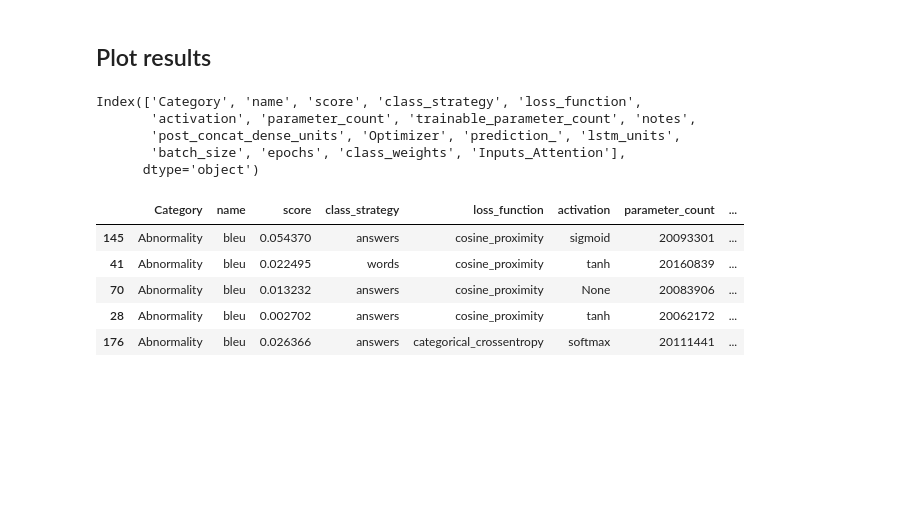
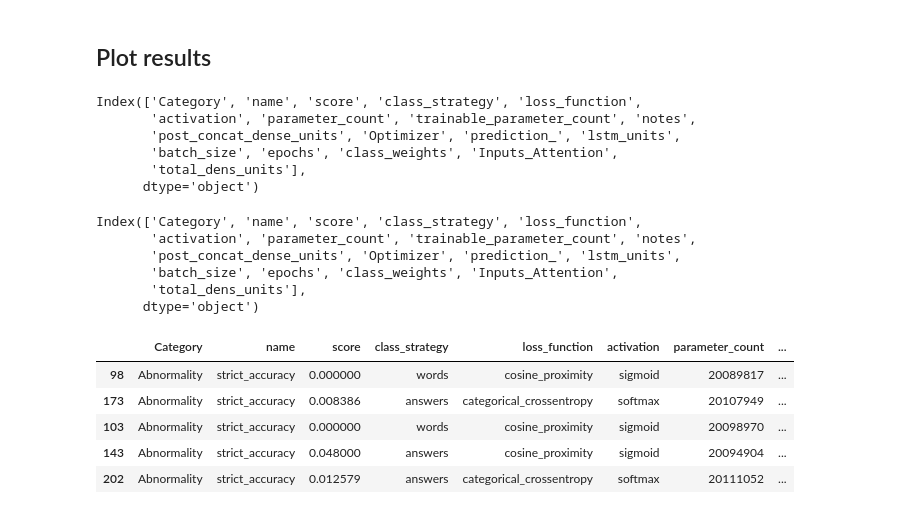
Before and after one commit to turner11/VQA-MED, a Jupyter notebook: VQA-MED/VQA.Python/plot_models_stats.ipynb, the cells around one changed output. Saved outputs shown, nothing was run; the diff lists cells and outputs as text; code cells hidden in the pictures; blank space fills up the shorter version.

```diff
--- a/VQA-MED/VQA.Python/plot_models_stats.ipynb
+++ b/VQA-MED/VQA.Python/plot_models_stats.ipynb
@@ -79,14 +79,14 @@ def get_data_from_lines(lines, col_name):
         data = default_val
     else:
         line = relevant_lines[0]
-        data_str = line.split()[-1]
+        data_str = line.split(': ')[-1]
         try:
             data = eval(data_str)
         except:
             data = data_str
 
     return data
-# print('-'*10)
-# for col in new_columns_data:
-#     data = get_data_from_lines(lines, col)
-#     print(f'{col}: {data}')
+print('-'*10)
+for col in new_columns_data:
+    data = get_data_from_lines(lines, col)
+    print(f'{col}: {data}')
@@ -121,3 +134,19 @@ print(df.name.drop_duplicates().values)
+# %%
+def dense_layers_to_total(dense_str):
+    if dense_str is None:
+        return 8
+
+    try:
+        data = eval(str(dense_str))
+    except:
+        data = 8
+
+    if not isinstance(data, int):
+        data = sum(data)
+
+    return data
+# %%
+df['total_dens_units'] = df.post_concat_dense_units.apply(dense_layers_to_total).astype(int)
 # %% [markdown]
 ## Plot results
 # %%
@@ -132,21 +161,32 @@ cmap = cmaps[i]
 # cmap = plt.cm.jet
 # cmap ='Accent'
 cmap = 'Paired'
+# %%
+df.columns
+# %% [output]
+Index(['Category', 'name', 'score', 'class_strategy', 'loss_function',
+       'activation', 'parameter_count', 'trainable_parameter_count', 'notes',
+       'post_concat_dense_units', 'Optimizer', 'prediction_', 'lstm_units',
+       'batch_size', 'epochs', 'class_weights', 'Inputs_Attention',
+       'total_dens_units'],
+      dtype='object')
 # %%
 category = 'Abnormality'
-evaluation = 'bleu'
-cdf = df[(df.Category==category) & (df.name==evaluation)]
-print( cdf.columns)
+evaluation = 'strict_accuracy'# 'bleu'
+cdf = df[(df.name==evaluation) & ((df.Category==category) | (category is None))]
+
+print(cdf.columns)
 cdf.sample(5)
 # %% [output]
 Index(['Category', 'name', 'score', 'class_strategy', 'loss_function',
        'activation', 'parameter_count', 'trainable_parameter_count', 'notes',
        'post_concat_dense_units', 'Optimizer', 'prediction_', 'lstm_units',
-       'batch_size', 'epochs', 'class_weights', 'Inputs_Attention'],
+       'batch_size', 'epochs', 'class_weights', 'Inputs_Attention',
+       'total_dens_units'],
       dtype='object')
 |  | Category | name | score | class_strategy | loss_function | activation | parameter_count | ... |
-| 145 | Abnormality | bleu | 0.054370 | answers | cosine_proximity | sigmoid | 20093301 | ... |
-| 41 | Abnormality | bleu | 0.022495 | words | cosine_proximity | tanh | 20160839 | ... |
-| 70 | Abnormality | bleu | 0.013232 | answers | cosine_proximity | None | 20083906 | ... |
-| 28 | Abnormality | bleu | 0.002702 | answers | cosine_proximity | tanh | 20062172 | ... |
-| 176 | Abnormality | bleu | 0.026366 | answers | categorical_crossentropy | softmax | 20111441 | ... |
+| 98 | Abnormality | strict_accuracy | 0.000000 | words | cosine_proximity | sigmoid | 20089817 | ... |
+| 173 | Abnormality | strict_accuracy | 0.008386 | answers | categorical_crossentropy | softmax | 20107949 | ... |
+| 103 | Abnormality | strict_accuracy | 0.000000 | words | cosine_proximity | sigmoid | 20098970 | ... |
+| 143 | Abnormality | strict_accuracy | 0.048000 | answers | cosine_proximity | sigmoid | 20094904 | ... |
+| 202 | Abnormality | strict_accuracy | 0.012579 | answers | categorical_crossentropy | softmax | 20111052 | ... |
```
Also changed, not shown: parts of 11 cells of this notebook, 6 other files.
